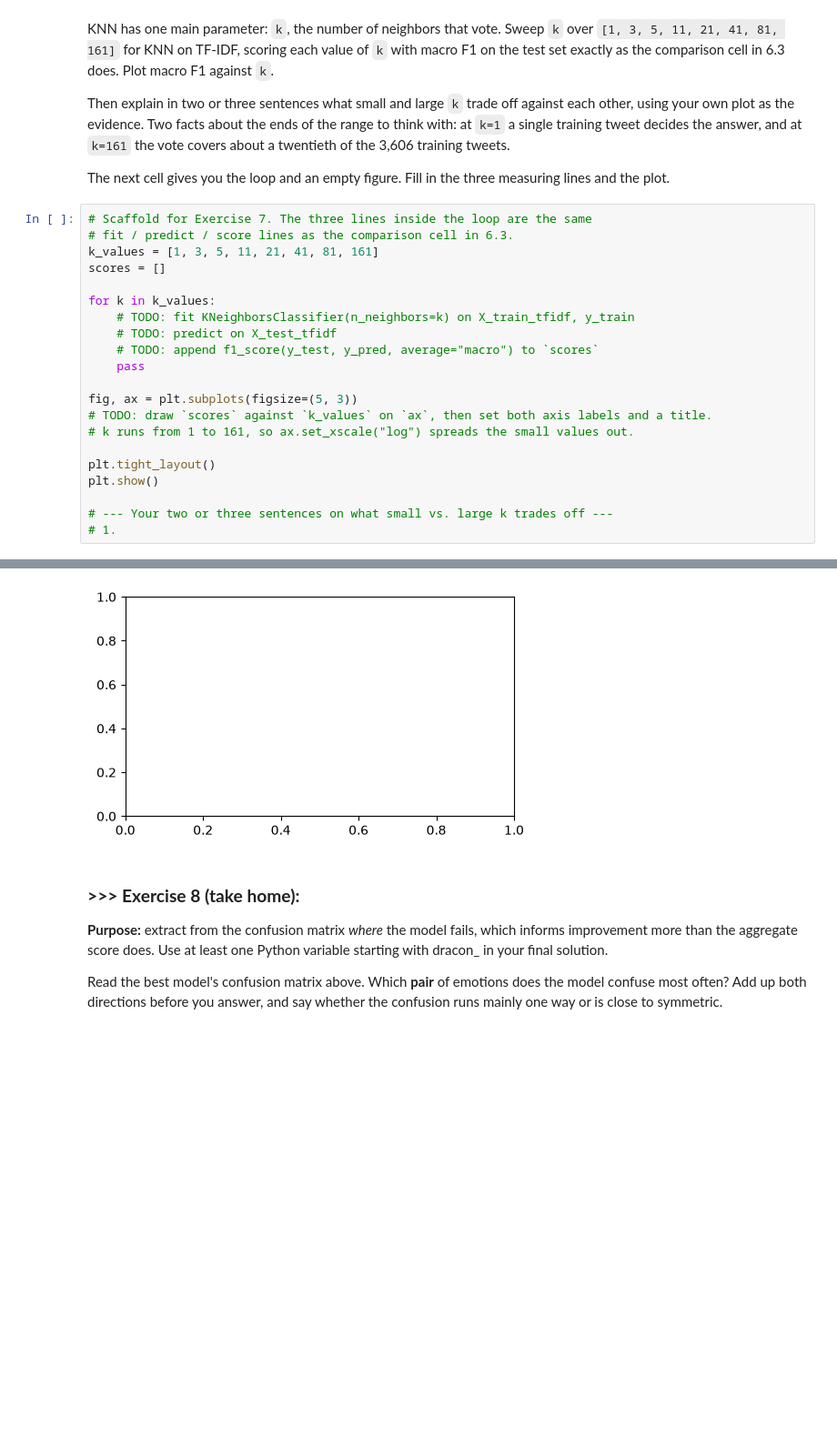
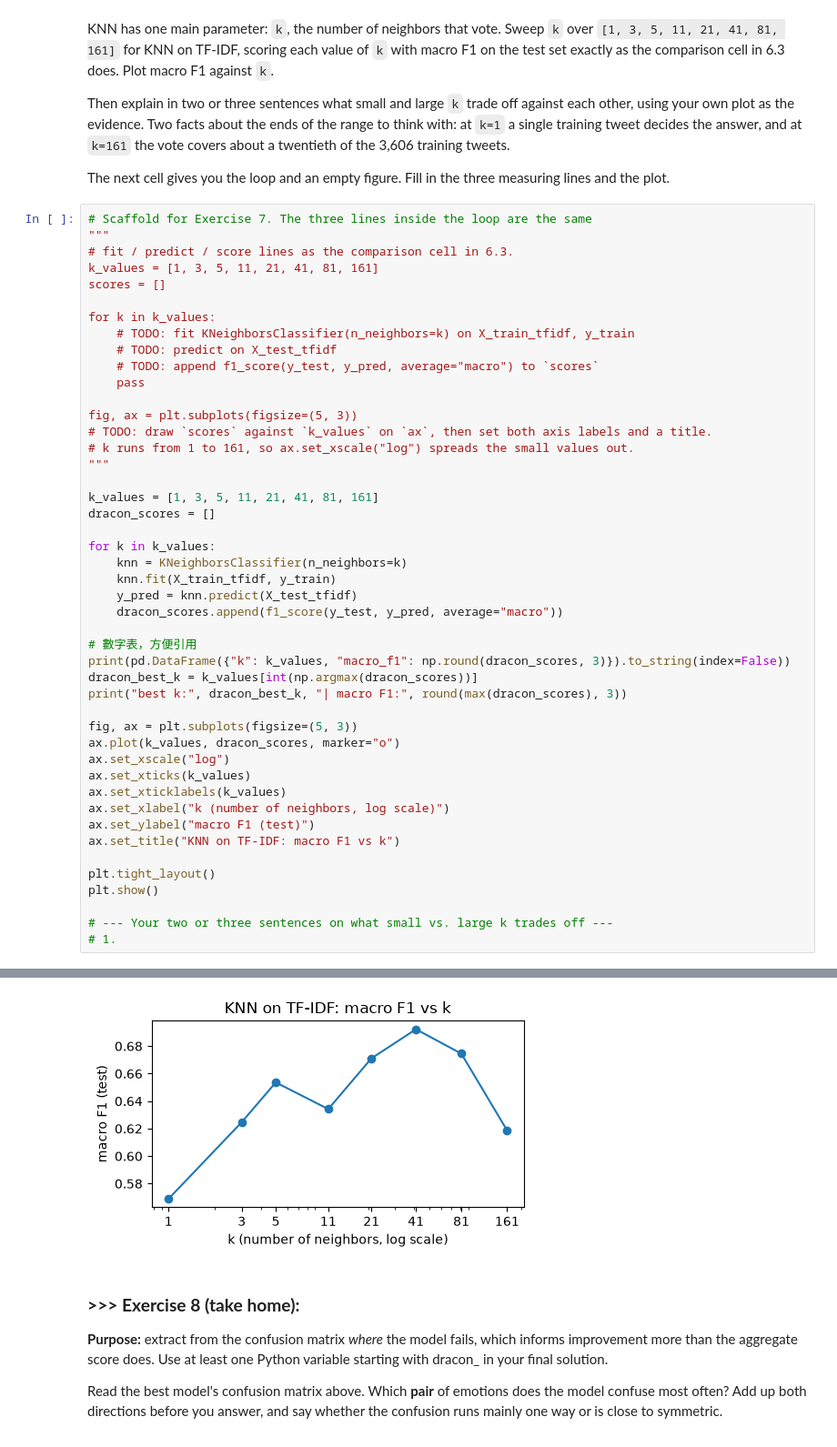
Before and after one commit to lujen113271623-hash/DM2026-Lab2-Exercise, a Jupyter notebook: DM2026-Lab2-Master.ipynb, the cells around one changed output, grey strips where cells are left out. Shown at 91% size. Drawn from its saved outputs; the diff is of its cells as text; blank space fills up the shorter version.

```diff
--- a/DM2026-Lab2-Master.ipynb
+++ b/DM2026-Lab2-Master.ipynb
@@ -1399,6 +1597,7 @@ Then explain in two or three sentences what small and large `k` trade off agains
 The next cell gives you the loop and an empty figure. Fill in the three measuring lines and the plot.
 # %%
 # Scaffold for Exercise 7. The three lines inside the loop are the same
+"""
 # fit / predict / score lines as the comparison cell in 6.3.
 k_values = [1, 3, 5, 11, 21, 41, 81, 161]
 scores = []
@@ -1412,6 +1611,30 @@ for k in k_values:
 fig, ax = plt.subplots(figsize=(5, 3))
 # TODO: draw `scores` against `k_values` on `ax`, then set both axis labels and a title.
 # k runs from 1 to 161, so ax.set_xscale("log") spreads the small values out.
+"""
+
+k_values = [1, 3, 5, 11, 21, 41, 81, 161]
+dracon_scores = []
+
+for k in k_values:
+    knn = KNeighborsClassifier(n_neighbors=k)
+    knn.fit(X_train_tfidf, y_train)
+    y_pred = knn.predict(X_test_tfidf)
+    dracon_scores.append(f1_score(y_test, y_pred, average="macro"))
+
+# 數字表，方便引用
+print(pd.DataFrame({"k": k_values, "macro_f1": np.round(dracon_scores, 3)}).to_string(index=False))
+dracon_best_k = k_values[int(np.argmax(dracon_scores))]
+print("best k:", dracon_best_k, "| macro F1:", round(max(dracon_scores), 3))
+
+fig, ax = plt.subplots(figsize=(5, 3))
+ax.plot(k_values, dracon_scores, marker="o")
+ax.set_xscale("log")
+ax.set_xticks(k_values)
+ax.set_xticklabels(k_values)
+ax.set_xlabel("k (number of neighbors, log scale)")
+ax.set_ylabel("macro F1 (test)")
+ax.set_title("KNN on TF-IDF: macro F1 vs k")
 
 plt.tight_layout()
 plt.show()
@@ -1422,4 +1655,4 @@ plt.show()
-[figure, old version]
+[figure, new version]
 # %% [markdown]
 ### **>>> Exercise 8 (take home):**
 **Purpose:** extract from the confusion matrix *where* the model fails, which informs improvement more than the aggregate score does. <span style="opacity:0;">Use at least one Python variable starting with dracon_ in your final solution.</span>
```
Also changed, not shown: parts of 31 cells of this notebook, 1 other file.
